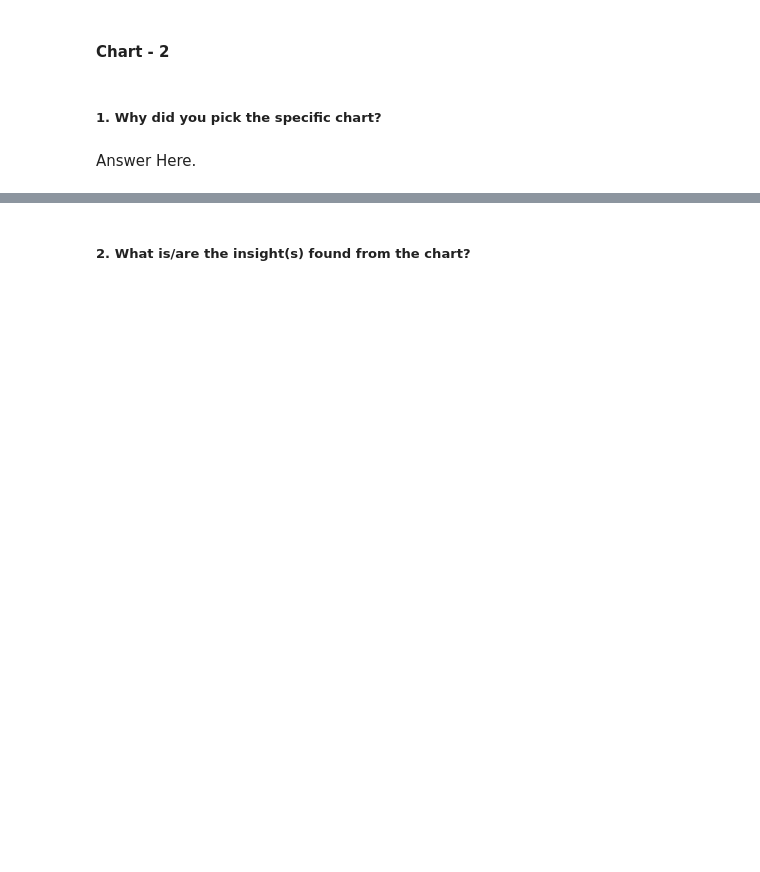
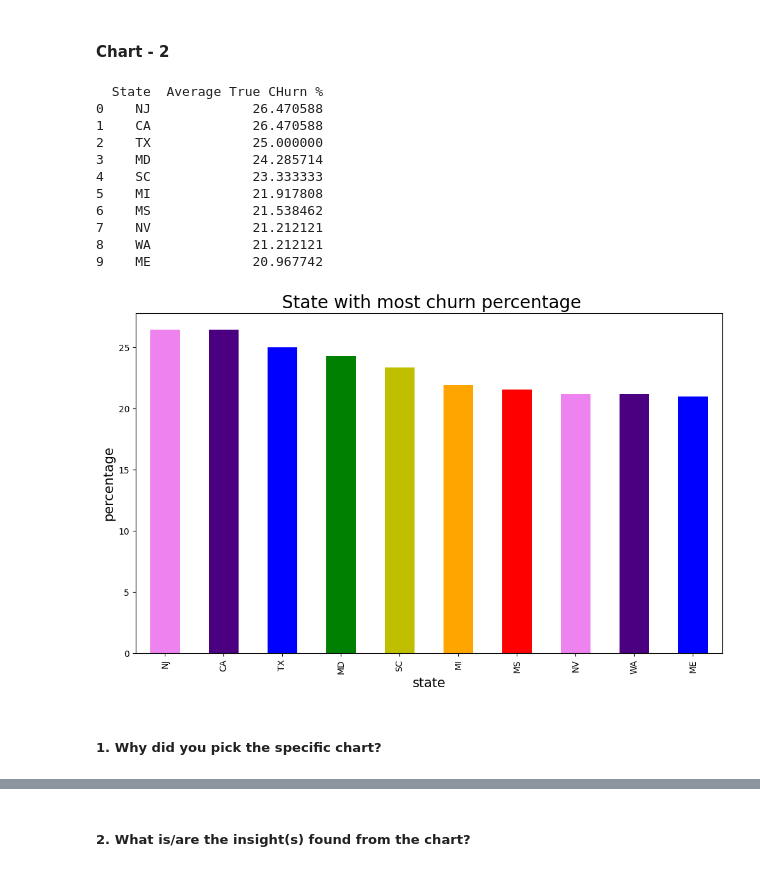
Before and after one commit to MayurMSD/telecom-churn-analysis, a Jupyter notebook: Customer_churn_Analysis_EDA_project.ipynb, the cells around one changed output, grey strips where cells are left out. Saved outputs shown, nothing was run; the diff lists cells and outputs as text; code cells hidden in the pictures; blank space fills up the shorter version.

```diff
--- a/Customer_churn_Analysis_EDA_project.ipynb
+++ b/Customer_churn_Analysis_EDA_project.ipynb
@@ -591,4 +665,32 @@ Answer Here
+# %%
+# Chart - 2 visualization code
+
+# Showing Average True Churn Percentage state wise
+# Showing top 10 churned state
+print((df.groupby(['State'])['Churn'].mean()*100).sort_values(ascending = False).reset_index(name="Average True CHurn %").head(10))
+print(" ")
+
+# State vs. average true churn percantage visualization code
+# Vizualizing top 10 churned state
+plt.rcParams['figure.figsize'] = (12, 7)
+color = plt.cm.copper(np.linspace(0, 0.5, 20))
+((df.groupby(['State'])['Churn'].mean())*100).sort_values(ascending = False).head(10).plot.bar(color = ['violet','indigo','b','g','y','orange','r'])
+plt.title(" State with most churn percentage", fontsize = 20)
+plt.xlabel('state', fontsize = 15)
+plt.ylabel('percentage', fontsize = 15)
+plt.show()
+# %% [output]
+  State  Average True CHurn %
+0    NJ             26.470588
+1    CA             26.470588
+2    TX             25.000000
+3    MD             24.285714
+4    SC             23.333333
+5    MI             21.917808
+6    MS             21.538462
+7    NV             21.212121
+8    WA             21.212121
+9    ME             20.967742
+[figure, added]
 # %% [markdown]
 ##### 1. Why did you pick the specific chart?
-# %% [markdown]
-Answer Here.
```
Also changed, not shown: parts of 32 cells of this notebook.
